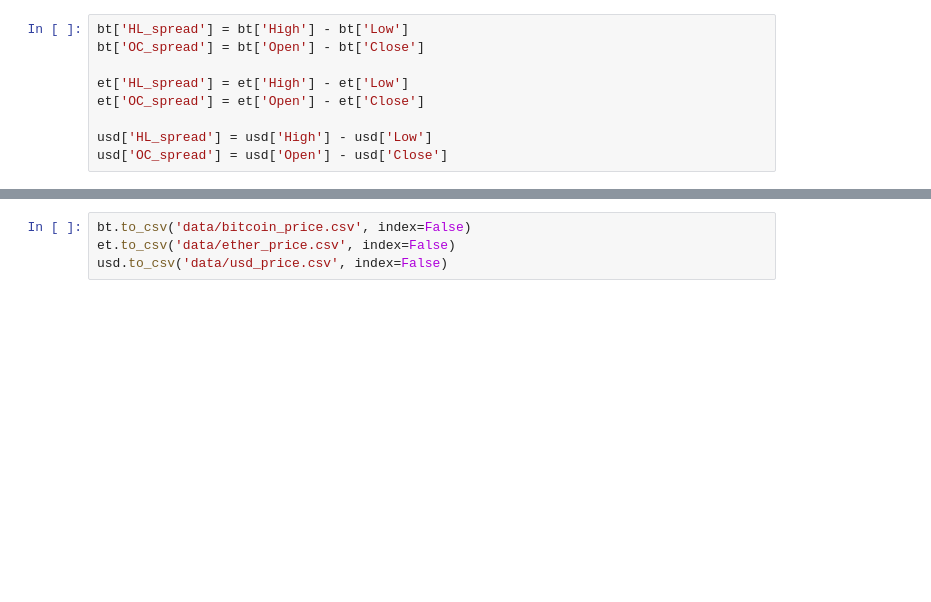
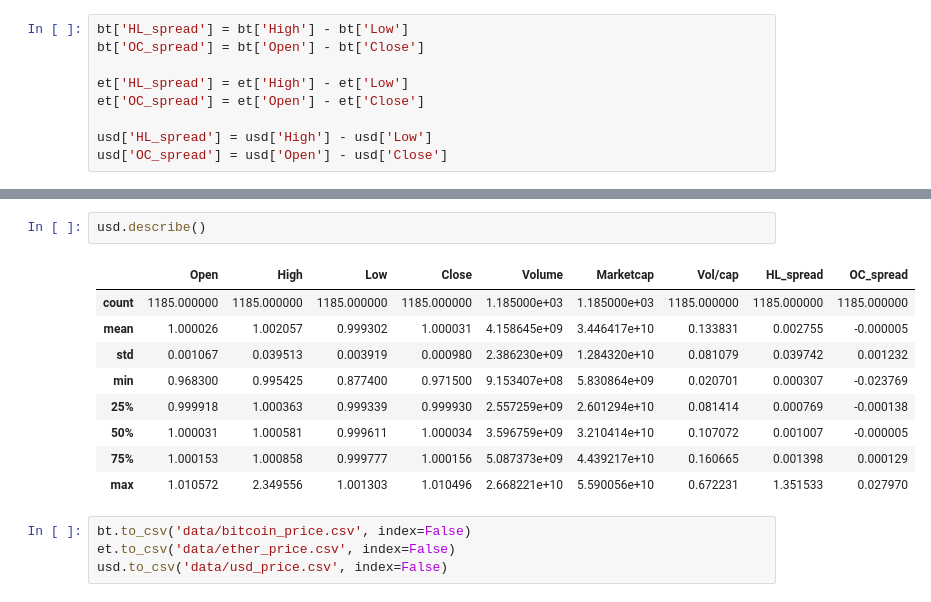
Before and after one commit to kyuhyeokGithub/BTC_volatility, a Jupyter notebook: data_processing/Data_preprocessing.ipynb, the cells around one changed output, grey strips where cells are left out. Drawn from its saved outputs; the diff is of its cells as text; blank space fills up the shorter version.

```diff
--- a/data_processing/Data_preprocessing.ipynb
+++ b/data_processing/Data_preprocessing.ipynb
@@ -42,3 +70,15 @@ usd['OC_spread'] = usd['Open'] - usd['Close']
+# %%
+usd.describe()
+# %% [output]
+|  | Open | High | Low | Close | Volume | Marketcap | Vol/cap | HL_spread | OC_spread |
+| count | 1185.000000 | 1185.000000 | 1185.000000 | 1185.000000 | 1.185000e+03 | 1.185000e+03 | 1185.000000 | 1185.000000 | 1185.000000 |
+| mean | 1.000026 | 1.002057 | 0.999302 | 1.000031 | 4.158645e+09 | 3.446417e+10 | 0.133831 | 0.002755 | -0.000005 |
+| std | 0.001067 | 0.039513 | 0.003919 | 0.000980 | 2.386230e+09 | 1.284320e+10 | 0.081079 | 0.039742 | 0.001232 |
+| min | 0.968300 | 0.995425 | 0.877400 | 0.971500 | 9.153407e+08 | 5.830864e+09 | 0.020701 | 0.000307 | -0.023769 |
+| 25% | 0.999918 | 1.000363 | 0.999339 | 0.999930 | 2.557259e+09 | 2.601294e+10 | 0.081414 | 0.000769 | -0.000138 |
+| 50% | 1.000031 | 1.000581 | 0.999611 | 1.000034 | 3.596759e+09 | 3.210414e+10 | 0.107072 | 0.001007 | -0.000005 |
+| 75% | 1.000153 | 1.000858 | 0.999777 | 1.000156 | 5.087373e+09 | 4.439217e+10 | 0.160665 | 0.001398 | 0.000129 |
+| max | 1.010572 | 2.349556 | 1.001303 | 1.010496 | 2.668221e+10 | 5.590056e+10 | 0.672231 | 1.351533 | 0.027970 |
 # %%
 bt.to_csv('data/bitcoin_price.csv', index=False)
 et.to_csv('data/ether_price.csv', index=False)
```
Also changed, not shown: parts of 17 cells of this notebook, 4 other files.
